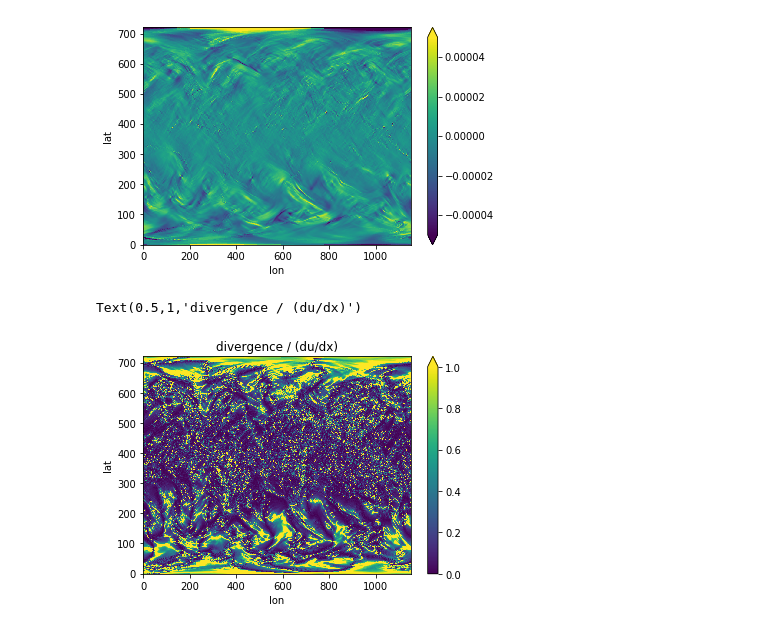
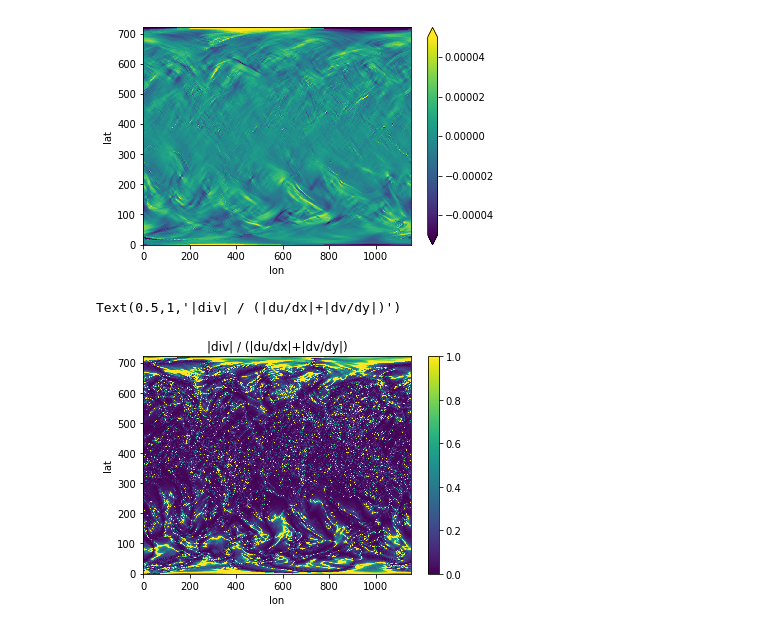
Before and after one commit to JiaweiZhuang/process_real_wind, a Jupyter notebook: wind_divergence.ipynb, the cells around one changed output. Cells and saved outputs as stored; diff of their text form; code cells hidden in the pictures.

Commit message:
Plot |div| / (|du/dx|+|dv/dy|)

```diff
--- a/wind_divergence.ipynb
+++ b/wind_divergence.ipynb
@@ -28,7 +28,7 @@ Data variables:
     Delta_Lon:
     Delta_Lat:
 # %%
-ps = xr.open_dataset('./GEOSFP.20160701.I3.025x03125.nc')['PS'].isel(time=0)
+ps = xr.open_dataset('./GEOSFP.20160701.I3.025x03125.nc')['PS'].isel(time=[0, 1]).mean(dim='time')
 # ps = xr.open_dataset('./GEOSFP.20160701.I3.4x5.nc')['PS'].isel(time=0)
 ps
 # %% [output]
@@ -59,19 +66,20 @@ p_thick_ref.shape
 (72,)
 # %%
 %%time
-# compute pressure-weighted vertical average
-u = np.sum(ds['U'].values*p_thick, axis=0) / np.sum(p_thick, axis=0)
-v = np.sum(ds['V'].values*p_thick, axis=0) / np.sum(p_thick, axis=0)
 
-# compute pressure-weighted vertical average but uses reference pressure for normalization
+# compute pressure-weighted vertical average but uses reference pressure for normalization. Gives the smallest divergence.
 u = np.sum(ds['U'].values*p_thick, axis=0) / np.sum(p_thick_ref)
 v = np.sum(ds['V'].values*p_thick, axis=0) / np.sum(p_thick_ref)
 
-# or compute unweighted average.Not divergence-free!
+# compute pressure-weighted vertical average. Not divergence-free near terrian.
+# u = np.sum(ds['U'].values*p_thick, axis=0) / np.sum(p_thick, axis=0)
+# v = np.sum(ds['V'].values*p_thick, axis=0) / np.sum(p_thick, axis=0)
+
+# or compute unweighted average. Not divergence-free near terrian.
 # u = np.mean(ds['U'].values, axis=0)
 # v = np.mean(ds['V'].values, axis=0)
 
 # or just get a single layer. Not divergence-free!
-#u = ds['U'].isel(lev=20).values
-#v = ds['V'].isel(lev=20).values
+# u = ds['U'].isel(lev=20).values
+# v = ds['V'].isel(lev=20).values
 # %% [output]
@@ -116,9 +124,9 @@ xr.DataArray(dudx, dims=['lat', 'lon']).plot(vmin=-5e-5, vmax=5e-5)
 <matplotlib.collections.QuadMesh at 0x...>
 [figure]
 # %%
-# Almost divergence free except near terrain. Because surface pressure is not accurate is enough?
-xr.DataArray(np.abs(div)/np.abs(dudx), dims=['lat', 'lon']).plot(vmin=0, vmax=1)
-plt.title('divergence / (du/dx)')
+# Almost divergence freeBecause surface pressure is not accurate is enough?
+xr.DataArray(np.abs(div)/(np.abs(dudx)+np.abs(dvdy)), dims=['lat', 'lon']).plot(vmin=0, vmax=1)
+plt.title('|div| / (|du/dx|+|dv/dy|)')
 # %% [output]
-Text(0.5,1,'divergence / (du/dx)')
+Text(0.5,1,'|div| / (|du/dx|+|dv/dy|)')
-[figure, old version]
+[figure, new version]
```
Also changed, not shown: parts of 2 cells of this notebook.
